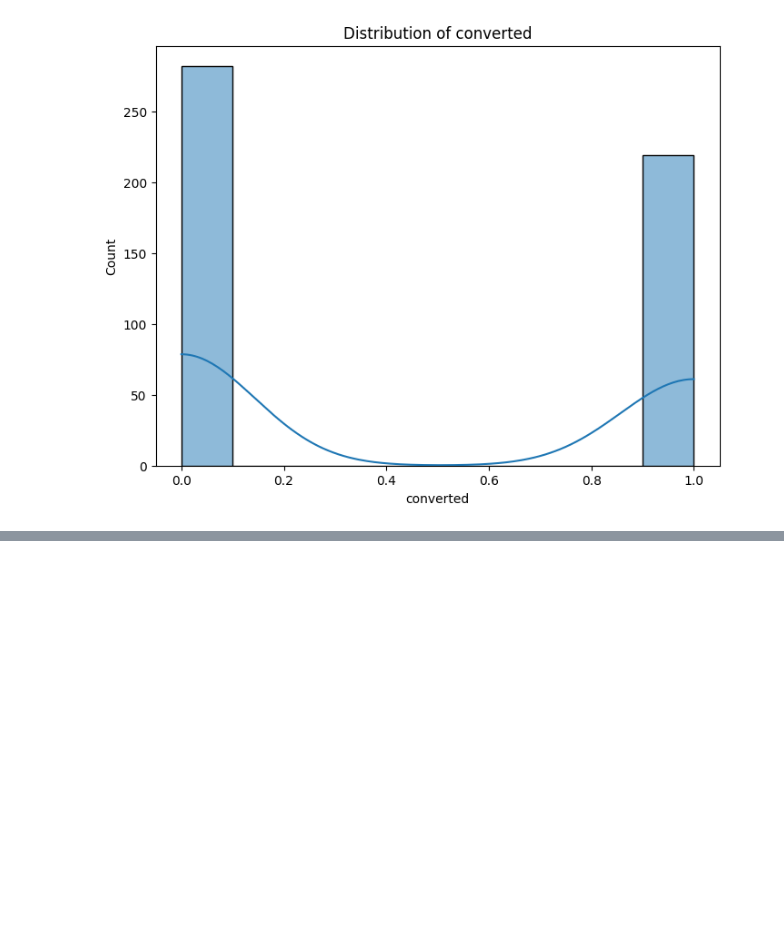
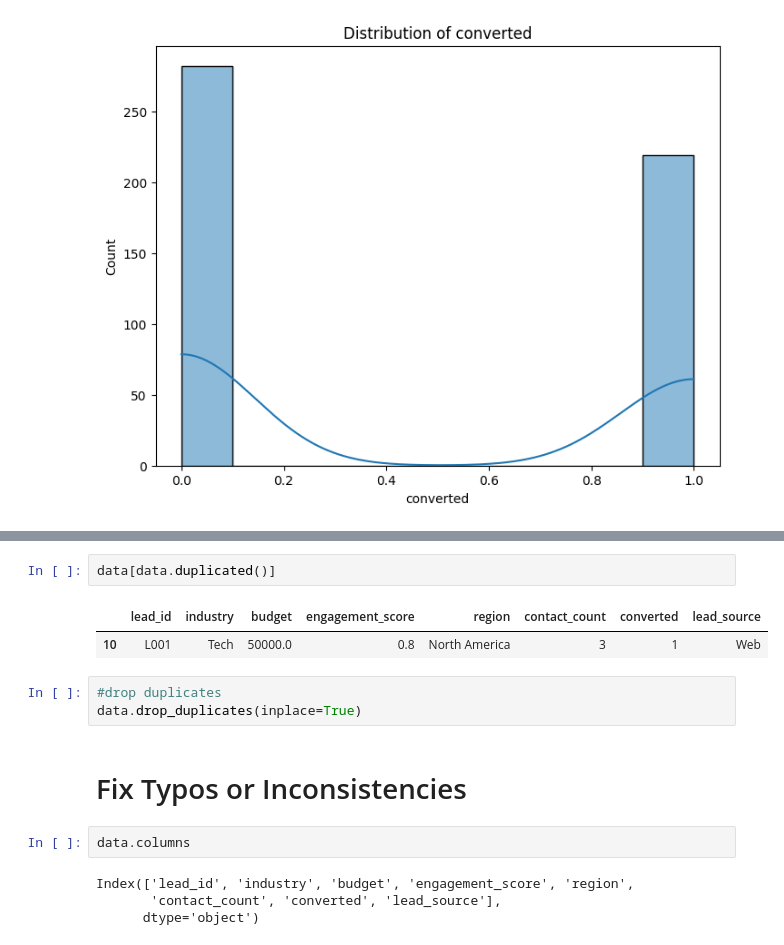
Before and after one commit to Mainabryan/sales-lead-conversion-prediction, a Jupyter notebook: Lead_scoring(Machine_learning).ipynb, the cells around one changed output, grey strips where cells are left out. Saved outputs shown, nothing was run; the diff lists cells and outputs as text; blank space fills up the shorter version.

```diff
--- a/Lead_scoring(Machine_learning).ipynb
+++ b/Lead_scoring(Machine_learning).ipynb
@@ -137,0 +196,16 @@ for col in numeric_cols:
+# %%
+data[data.duplicated()]
+# %% [output]
+|  | lead_id | industry | budget | engagement_score | region | contact_count | converted | lead_source |
+| 10 | L001 | Tech | 50000.0 | 0.8 | North America | 3 | 1 | Web |
+# %%
+#drop duplicates
+data.drop_duplicates(inplace=True)
+# %% [markdown]
+# Fix Typos or Inconsistencies
+# %%
+data.columns
+# %% [output]
+Index(['lead_id', 'industry', 'budget', 'engagement_score', 'region',
+       'contact_count', 'converted', 'lead_source'],
+      dtype='object')
```
Also changed, not shown: parts of 12 cells of this notebook.
